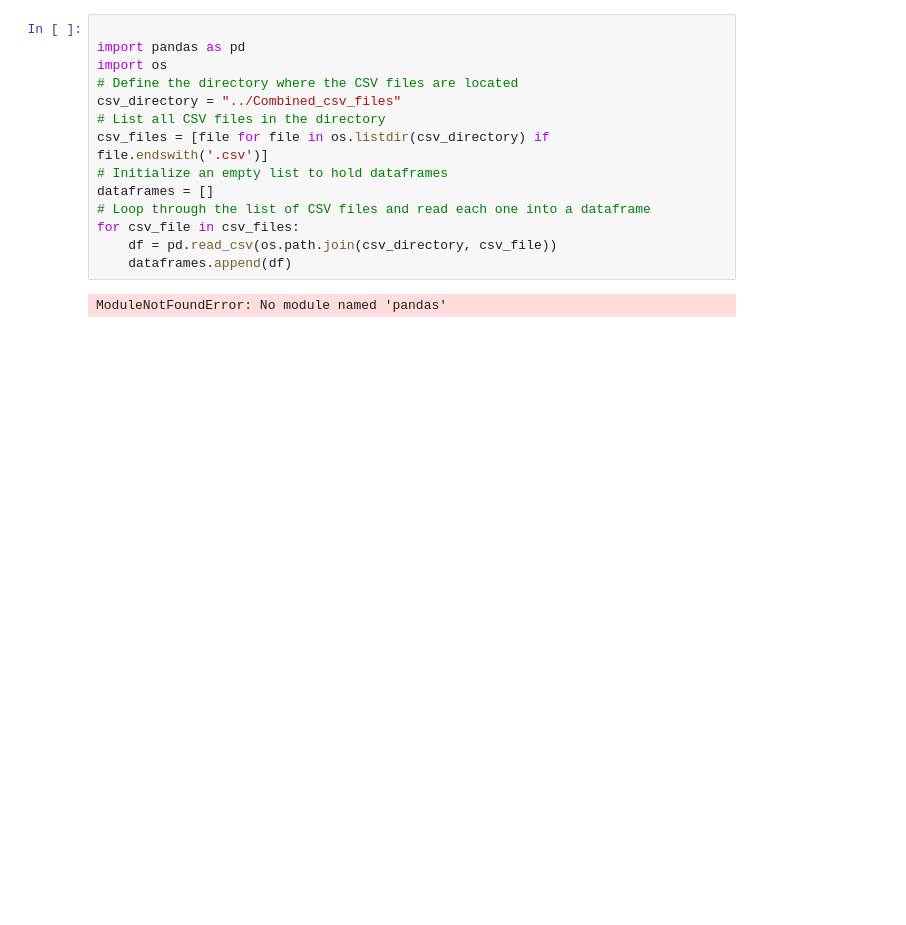
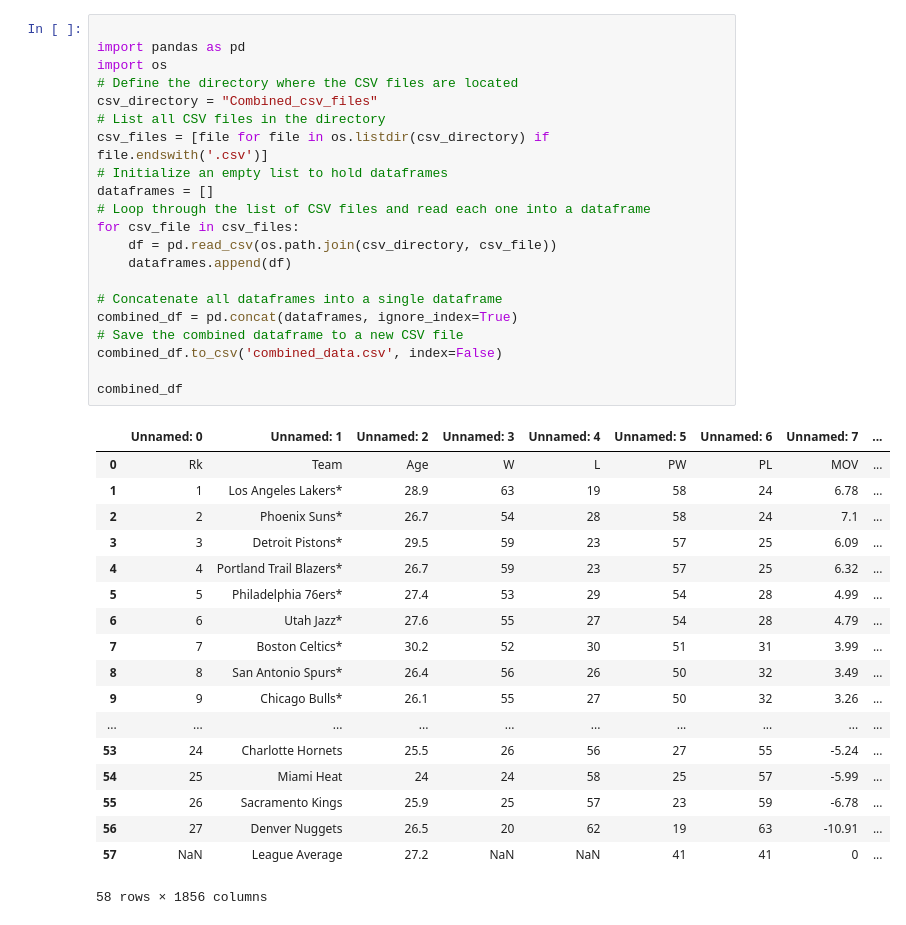
Before and after one commit to jrios46/Project2-MBA-Playoffs, a Jupyter notebook: main.ipynb, the cells around one changed output. Saved outputs shown, nothing was run; the diff lists cells and outputs as text; blank space fills up the shorter version.

```diff
--- a/main.ipynb
+++ b/main.ipynb
@@ -1,16 +1,40 @@
 # %%
 
 import pandas as pd
 import os
 # Define the directory where the CSV files are located
-csv_directory = "../Combined_csv_files"
+csv_directory = "Combined_csv_files"
 # List all CSV files in the directory
 csv_files = [file for file in os.listdir(csv_directory) if file.endswith('.csv')]
 # Initialize an empty list to hold dataframes
 dataframes = []
 # Loop through the list of CSV files and read each one into a dataframe
 for csv_file in csv_files:
     df = pd.read_csv(os.path.join(csv_directory, csv_file))
     dataframes.append(df)
+
+# Concatenate all dataframes into a single dataframe
+combined_df = pd.concat(dataframes, ignore_index=True)
+# Save the combined dataframe to a new CSV file
+combined_df.to_csv('combined_data.csv', index=False)
+
+combined_df
 # %% [output]
+|  | Unnamed: 0 | Unnamed: 1 | Unnamed: 2 | Unnamed: 3 | Unnamed: 4 | Unnamed: 5 | Unnamed: 6 | Unnamed: 7 | ... |
+| 0 | Rk | Team | Age | W | L | PW | PL | MOV | ... |
+| 1 | 1 | Los Angeles Lakers* | 28.9 | 63 | 19 | 58 | 24 | 6.78 | ... |
+| 2 | 2 | Phoenix Suns* | 26.7 | 54 | 28 | 58 | 24 | 7.1 | ... |
+| 3 | 3 | Detroit Pistons* | 29.5 | 59 | 23 | 57 | 25 | 6.09 | ... |
+| 4 | 4 | Portland Trail Blazers* | 26.7 | 59 | 23 | 57 | 25 | 6.32 | ... |
+| 5 | 5 | Philadelphia 76ers* | 27.4 | 53 | 29 | 54 | 28 | 4.99 | ... |
+| 6 | 6 | Utah Jazz* | 27.6 | 55 | 27 | 54 | 28 | 4.79 | ... |
+| 7 | 7 | Boston Celtics* | 30.2 | 52 | 30 | 51 | 31 | 3.99 | ... |
+| 8 | 8 | San Antonio Spurs* | 26.4 | 56 | 26 | 50 | 32 | 3.49 | ... |
+| 9 | 9 | Chicago Bulls* | 26.1 | 55 | 27 | 50 | 32 | 3.26 | ... |
+| ... | ... | ... | ... | ... | ... | ... | ... | ... | ... |
+| 53 | 24 | Charlotte Hornets | 25.5 | 26 | 56 | 27 | 55 | -5.24 | ... |
+| 54 | 25 | Miami Heat | 24 | 24 | 58 | 25 | 57 | -5.99 | ... |
+| 55 | 26 | Sacramento Kings | 25.9 | 25 | 57 | 23 | 59 | -6.78 | ... |
+| 56 | 27 | Denver Nuggets | 26.5 | 20 | 62 | 19 | 63 | -10.91 | ... |
+| 57 | NaN | League Average | 27.2 | NaN | NaN | 41 | 41 | 0 | ... |
-ModuleNotFoundError: No module named 'pandas'
+58 rows × 1856 columns
```
Also changed, not shown: 4 other files.
